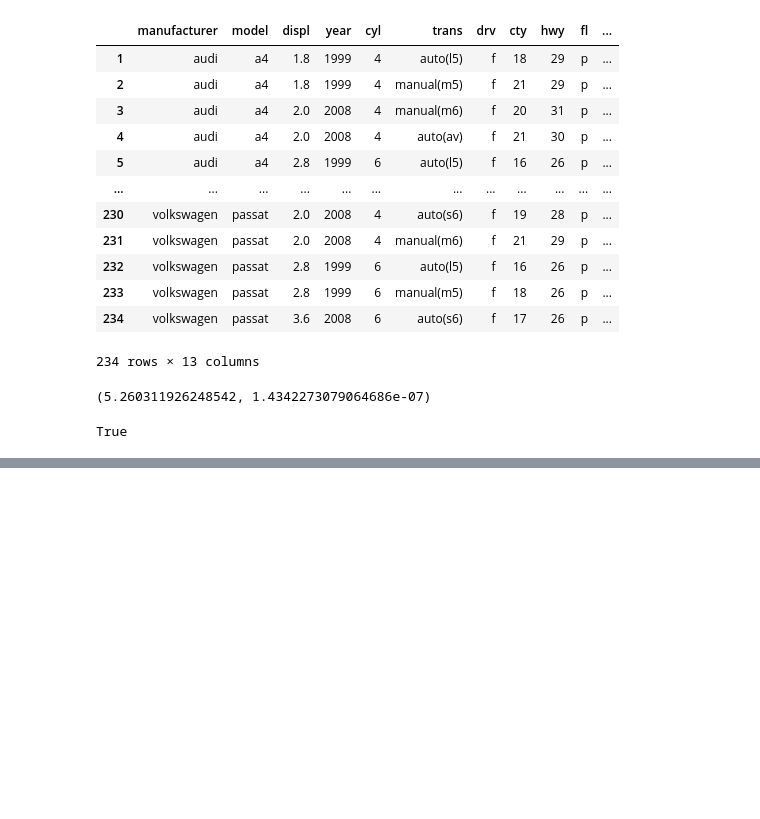
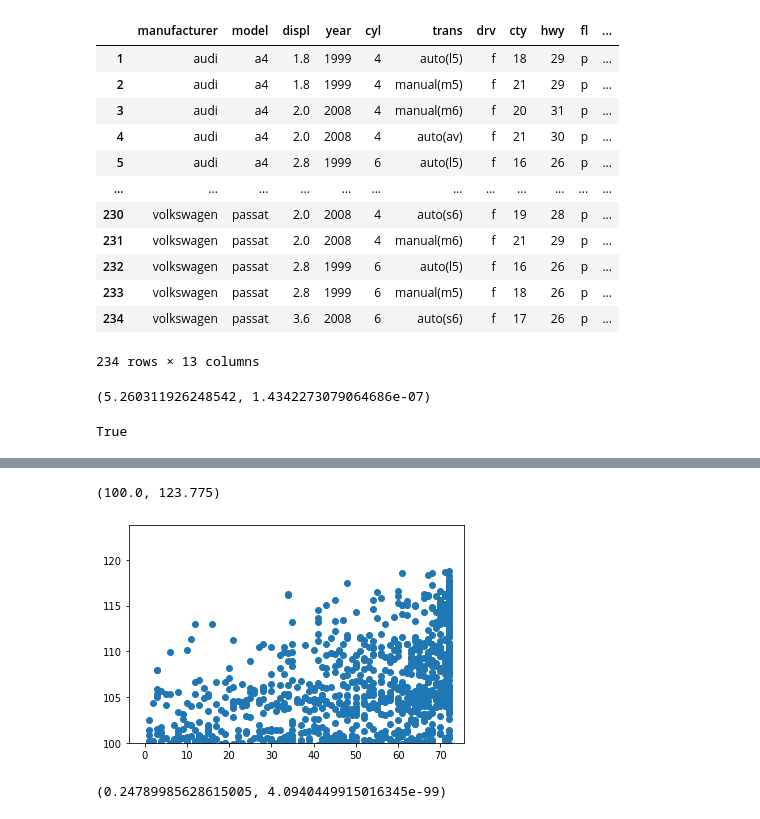
Before and after one commit to chriseverts/statistics-exercises, a Jupyter notebook: hypothesis_testing.ipynb, the cells around one changed output, grey strips where cells are left out. Cells and saved outputs as stored; diff of their text form; code cells hidden in the pictures; blank space fills up the shorter version.

```diff
--- a/hypothesis_testing.ipynb
+++ b/hypothesis_testing.ipynb
@@ -284,0 +326,7 @@ True
+# %%
+##Use the telco_churn data.
+##Does tenure correlate with monthly charges? Total charges?
+##What happens if you control for phone and internet service?
+
+
+telco_churn_df = pd.read_csv('Cust_Churn_Telco.csv')
@@ -284,0 +359,17 @@ True
+# %%
+x = telco_churn_df['tenure']
+y = telco_churn_df['MonthlyCharges']
+# %%
+plt.scatter(x,y)## produce a scatter plot
+plt.ylim(100)
+# %% [output]
+(100.0, 123.775)
+[figure, added]
+# %%
+alpha = .05
+corr, p = stats.pearsonr(x, y)
+corr, p
+
+#There is a weak correlation between tenure and monthly charges.
+# %% [output]
+(0.24789985628615005, 4.0940449915016345e-99)
```
Also changed, not shown: parts of 60 cells of this notebook.
